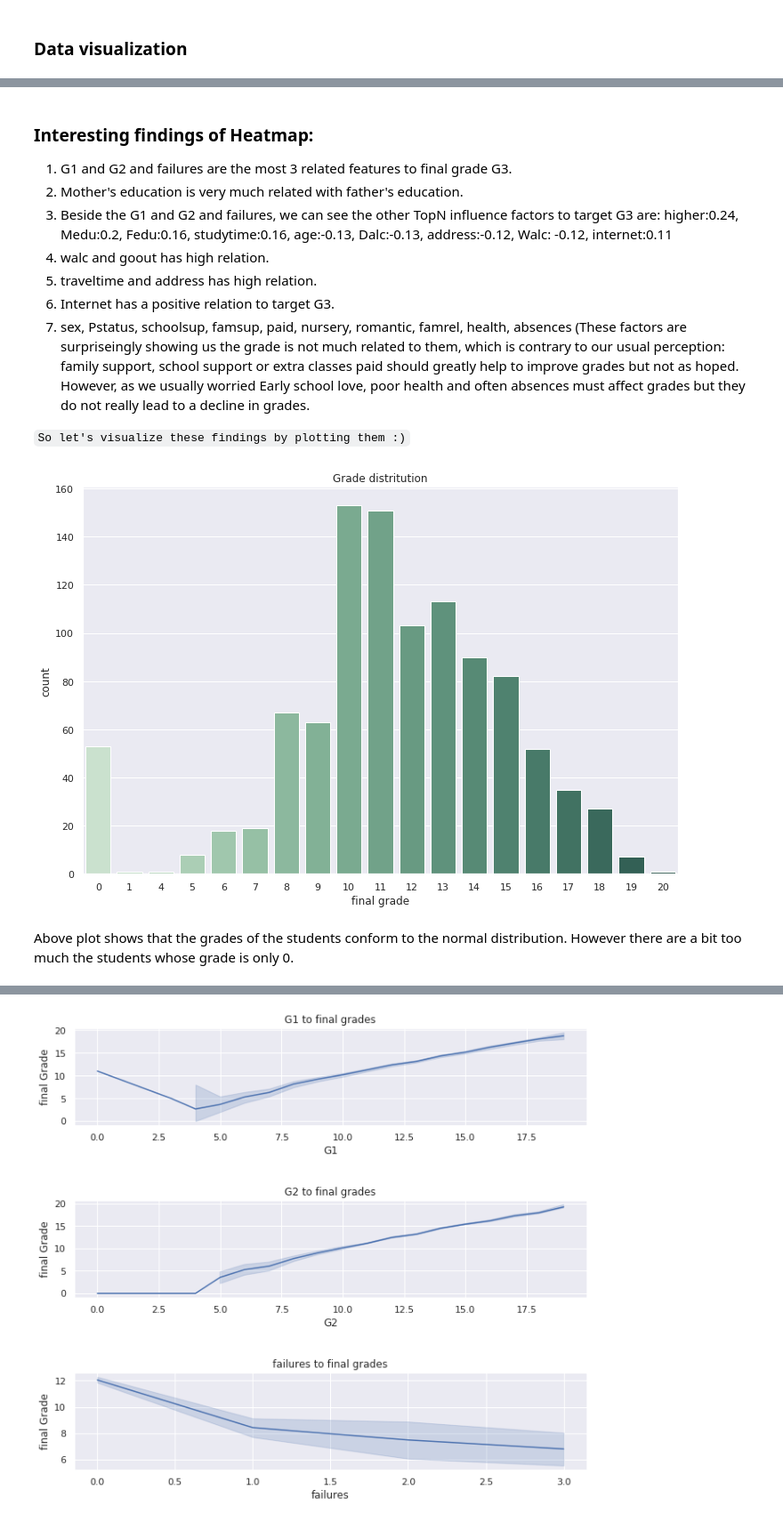
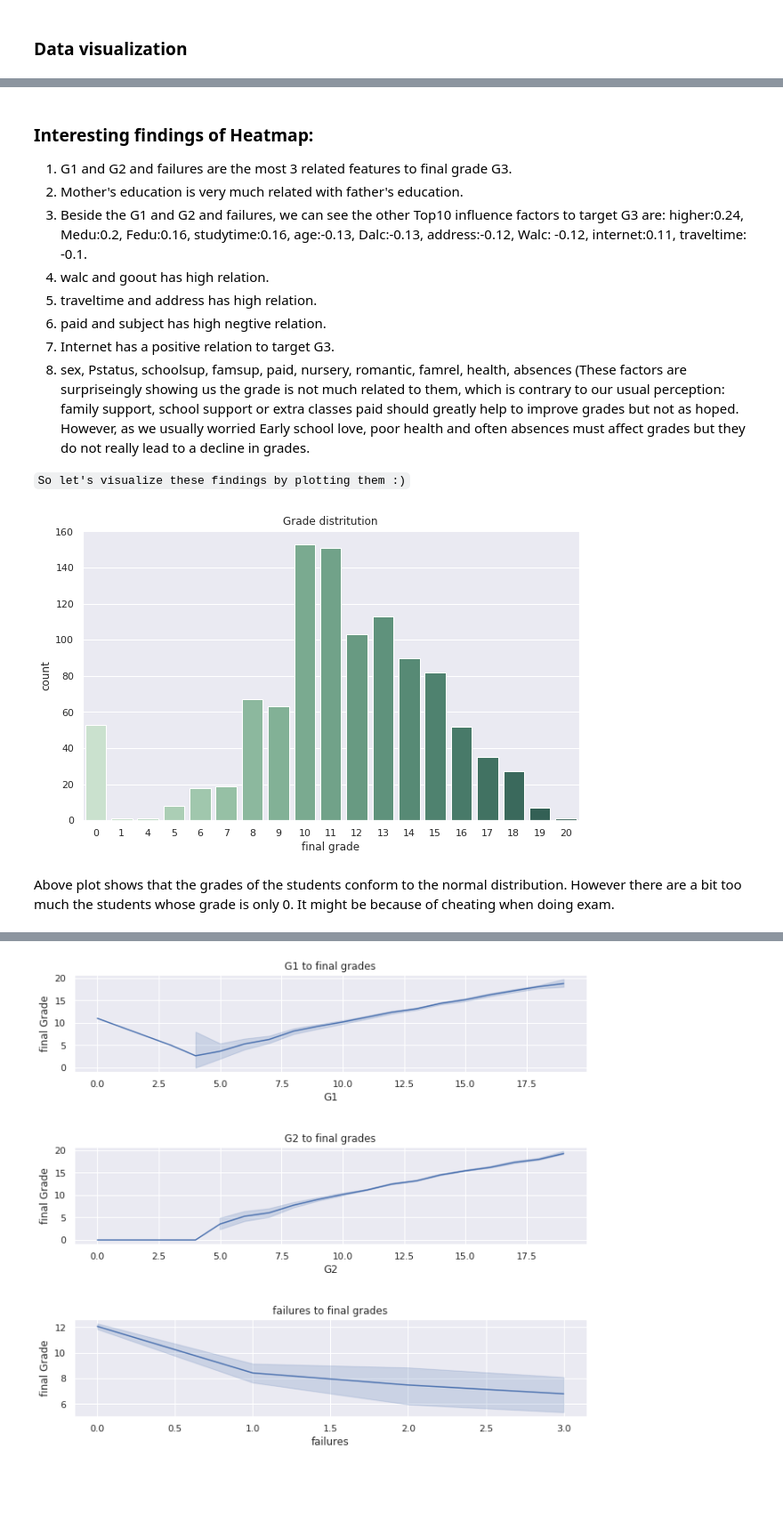
Before and after one commit to mtl-lan/1160_TeamProject, a Jupyter notebook: TeamProject_student_performance.ipynb, the cells around one changed output, grey strips where cells are left out. Shown at 89% size. Saved outputs shown, nothing was run; the diff lists cells and outputs as text; code cells hidden in the pictures; blank space fills up the shorter version.

```diff
--- a/TeamProject_student_performance.ipynb
+++ b/TeamProject_student_performance.ipynb
@@ -167,24 +190,25 @@ plt.show()
 ### Interesting findings of Heatmap:
 1. G1 and G2 and failures are the most 3 related features to final grade G3.
 2. Mother's education is very much related with father's education.
-3. Beside the G1 and G2 and failures, we can see the other TopN influence factors to target G3 are: higher:0.24, Medu:0.2, Fedu:0.16, studytime:0.16, age:-0.13, Dalc:-0.13, address:-0.12, Walc: -0.12, internet:0.11
+3. Beside the G1 and G2 and failures, we can see the other Top10 influence factors to target G3 are: higher:0.24, Medu:0.2, Fedu:0.16, studytime:0.16, age:-0.13, Dalc:-0.13, address:-0.12, Walc: -0.12, internet:0.11, traveltime: -0.1.
 4. walc and goout has high relation.
 5. traveltime and address has high relation.
-6. Internet has a positive relation to target G3.
-7. sex, Pstatus, schoolsup, famsup, paid, nursery, romantic, famrel, health, absences (These factors are surpriseingly showing us the grade is not much related to them, which is contrary to our usual perception: family support, school support or extra classes paid should greatly help to improve grades but not as hoped. However, as we usually worried Early school love, poor health and often absences must affect grades but they do not really lead to a decline in grades.
+6. paid and subject has high negtive relation.
+7. Internet has a positive relation to target G3.
+8. sex, Pstatus, schoolsup, famsup, paid, nursery, romantic, famrel, health, absences (These factors are surpriseingly showing us the grade is not much related to them, which is contrary to our usual perception: family support, school support or extra classes paid should greatly help to improve grades but not as hoped. However, as we usually worried Early school love, poor health and often absences must affect grades but they do not really lead to a decline in grades.
 
 `So let's visualize these findings by plotting them :)`
 # %%
 # countplot to review G3 distritution
 
-plt.figure(figsize=(12, 8))
+plt.figure(figsize=(10, 6))
 sns.set()
 sns.countplot('G3', data=students, palette=("ch:2.5,-.2,dark=.3"))
 plt.title('Grade distritution')
 plt.xlabel('final grade')
 plt.show()
 # %% [output]
-[figure, old version]
+[figure, new version]
 # %% [markdown]
-Above plot shows that the grades of the students conform to the normal distribution. However there are a bit too much the students whose grade is only 0.
+Above plot shows that the grades of the students conform to the normal distribution. However there are a bit too much the students whose grade is only 0. It might be because of cheating when doing exam.
 # %%
```
Also changed, not shown: parts of 47 cells of this notebook.
